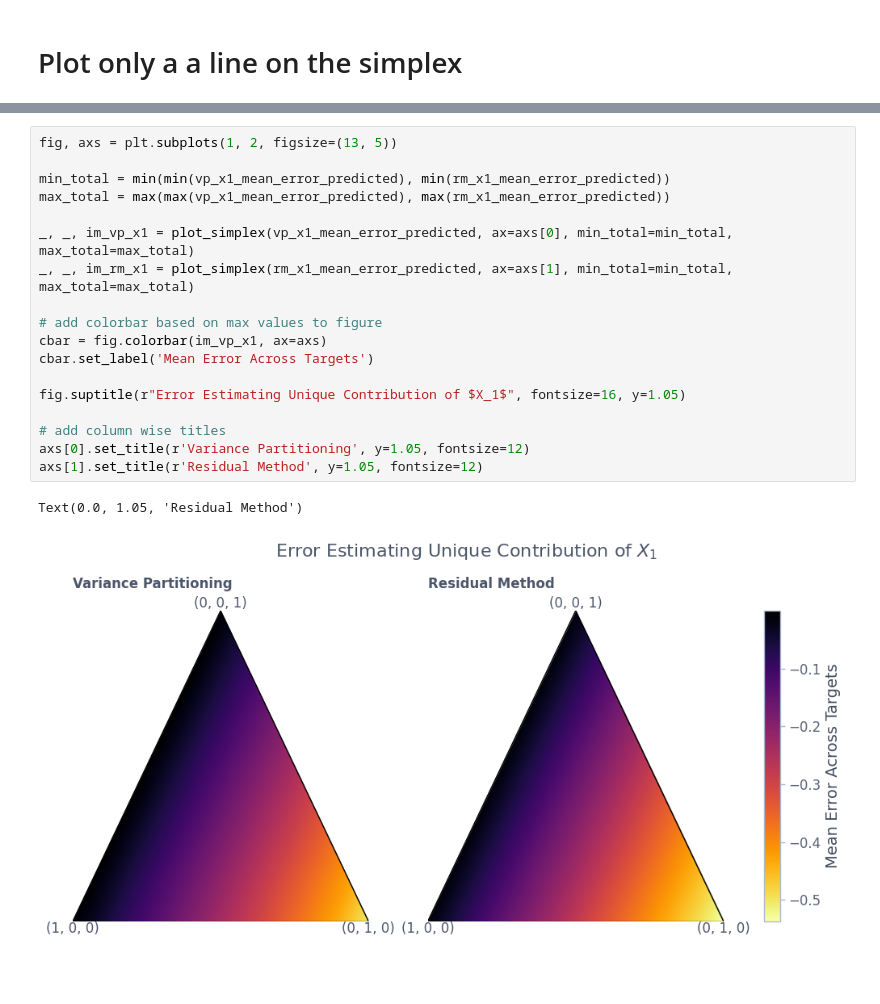
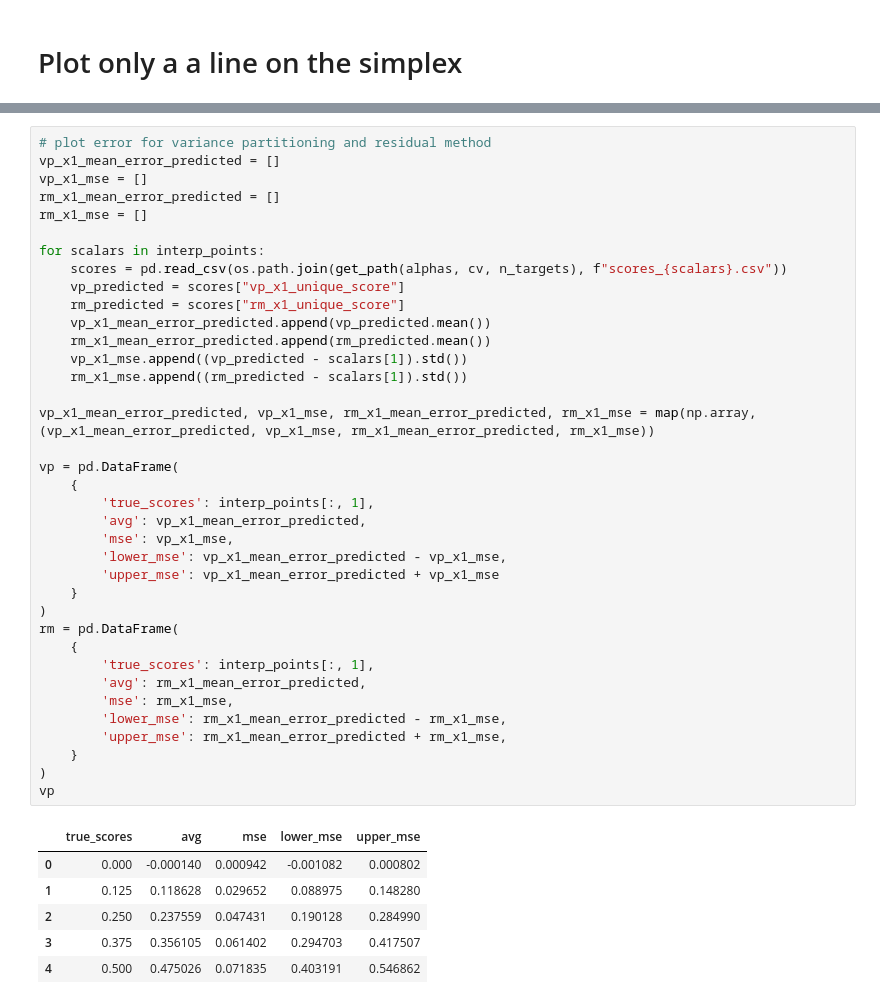
Before and after one commit to leo-schultheiss/compare_variance_residual, a Jupyter notebook: compare_variance_residual/plot_scalars_simplex.ipynb, the cells around one changed output, grey strips where cells are left out. Drawn from its saved outputs; the diff is of its cells as text; blank space fills up the shorter version.

```diff
--- a/compare_variance_residual/plot_scalars_simplex.ipynb
+++ b/compare_variance_residual/plot_scalars_simplex.ipynb
@@ -541,21 +437,44 @@ read scores for  [1. 0. 0.]
-# %%
-fig, axs = plt.subplots(1, 2, figsize=(13, 5))
-
-min_total = min(min(vp_x1_mean_error_predicted), min(rm_x1_mean_error_predicted))
-max_total = max(max(vp_x1_mean_error_predicted), max(rm_x1_mean_error_predicted))
-
-_, _, im_vp_x1 = plot_simplex(vp_x1_mean_error_predicted, ax=axs[0], min_total=min_total, max_total=max_total)
-_, _, im_rm_x1 = plot_simplex(rm_x1_mean_error_predicted, ax=axs[1], min_total=min_total, max_total=max_total)
-
-# add colorbar based on max values to figure
-cbar = fig.colorbar(im_vp_x1, ax=axs)
-cbar.set_label('Mean Error Across Targets')
-
-fig.suptitle(r"Error Estimating Unique Contribution of $X_1$", fontsize=16, y=1.05)
-
-# add column wise titles
-axs[0].set_title(r'Variance Partitioning', y=1.05, fontsize=12)
-axs[1].set_title(r'Residual Method', y=1.05, fontsize=12)
-# %% [output]
-Text(0.0, 1.05, 'Residual Method')
-[figure, removed]
+# %%
+# plot error for variance partitioning and residual method
+vp_x1_mean_error_predicted = []
+vp_x1_mse = []
+rm_x1_mean_error_predicted = []
+rm_x1_mse = []
+
+for scalars in interp_points:
+    scores = pd.read_csv(os.path.join(get_path(alphas, cv, n_targets), f"scores_{scalars}.csv"))
+    vp_predicted = scores["vp_x1_unique_score"]
+    rm_predicted = scores["rm_x1_unique_score"]
+    vp_x1_mean_error_predicted.append(vp_predicted.mean())
+    rm_x1_mean_error_predicted.append(rm_predicted.mean())
+    vp_x1_mse.append((vp_predicted - scalars[1]).std())
+    rm_x1_mse.append((rm_predicted - scalars[1]).std())
+
+vp_x1_mean_error_predicted, vp_x1_mse, rm_x1_mean_error_predicted, rm_x1_mse = map(np.array, (vp_x1_mean_error_predicted, vp_x1_mse, rm_x1_mean_error_predicted, rm_x1_mse))
+
+vp = pd.DataFrame(
+    {
+        'true_scores': interp_points[:, 1],
+        'avg': vp_x1_mean_error_predicted,
+        'mse': vp_x1_mse,
+        'lower_mse': vp_x1_mean_error_predicted - vp_x1_mse,
+        'upper_mse': vp_x1_mean_error_predicted + vp_x1_mse
+    }
+)
+rm = pd.DataFrame(
+    {
+        'true_scores': interp_points[:, 1],
+        'avg': rm_x1_mean_error_predicted,
+        'mse': rm_x1_mse,
+        'lower_mse': rm_x1_mean_error_predicted - rm_x1_mse,
+        'upper_mse': rm_x1_mean_error_predicted + rm_x1_mse,
+    }
+)
+vp
+# %% [output]
+|  | true_scores | avg | mse | lower_mse | upper_mse |
+| 0 | 0.000 | -0.000140 | 0.000942 | -0.001082 | 0.000802 |
+| 1 | 0.125 | 0.118628 | 0.029652 | 0.088975 | 0.148280 |
+| 2 | 0.250 | 0.237559 | 0.047431 | 0.190128 | 0.284990 |
+| 3 | 0.375 | 0.356105 | 0.061402 | 0.294703 | 0.417507 |
+| 4 | 0.500 | 0.475026 | 0.071835 | 0.403191 | 0.546862 |
```
Also changed, not shown: parts of 18 cells of this notebook.
